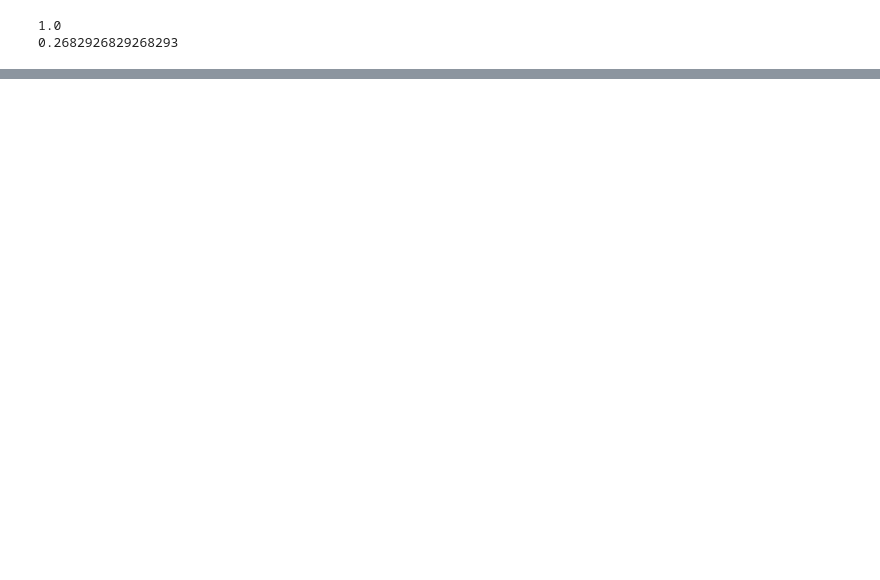
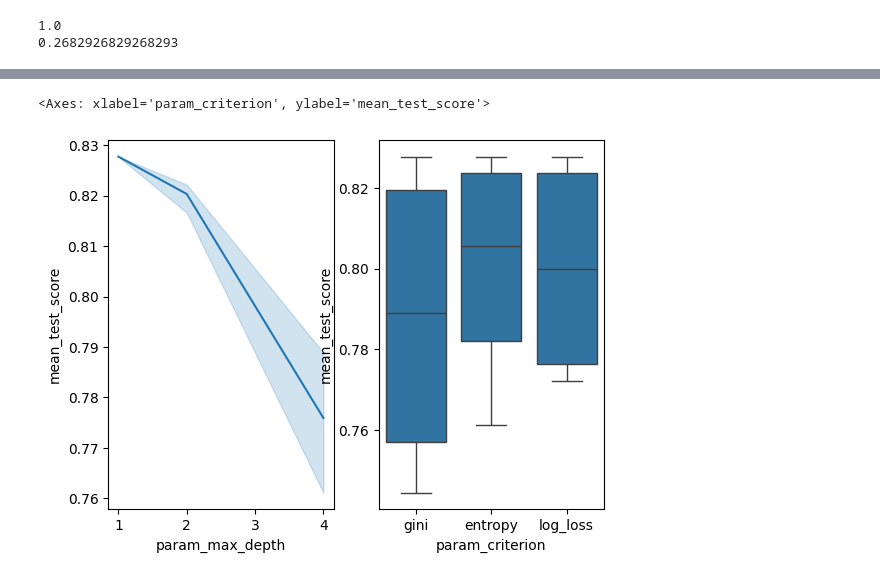
Before and after one commit to lavima/itf31519_2025, a Jupyter notebook: theory_and_practices/workshop1510.ipynb, the cells around one changed output, grey strips where cells are left out. Cells and saved outputs as stored; diff of their text form; code cells hidden in the pictures; blank space fills up the shorter version.

Commit message:
added automated tuning and parameter value exploration

```diff
--- a/theory_and_practices/workshop1510.ipynb
+++ b/theory_and_practices/workshop1510.ipynb
@@ -335,0 +344,11 @@ PrecisionRecallDisplay.from_estimator(nb_tunedthreshold.estimator_, test_feature
+# %%
+dt_params = {
+    'criterion': ['gini', 'entropy', 'log_loss'],
+    'max_depth': [1,2,4,None]
+}
+dt = GridSearchCV(DecisionTreeClassifier(),
+        dt_params,
+        cv=StratifiedKFold(5))
+dt.fit(train_features, train_targets)
+dt_cv_results = pd.DataFrame(dt.cv_results_)
+dt_cv_results
@@ -335,0 +369,8 @@ PrecisionRecallDisplay.from_estimator(nb_tunedthreshold.estimator_, test_feature
+# %%
+dt_param_scores = dt_cv_results[['param_criterion', 'param_max_depth', 'mean_test_score']]
+fig, ax = plt.subplots(1,2)
+sb.lineplot(data=dt_param_scores, x='param_max_depth', y='mean_test_score', ax=ax[0])
+sb.boxplot(data=dt_param_scores, x='param_criterion', y='mean_test_score', ax=ax[1])
+# %% [output]
+<Axes: xlabel='param_criterion', ylabel='mean_test_score'>
+[figure, added]
```
Also changed, not shown: parts of 18 cells of this notebook.
